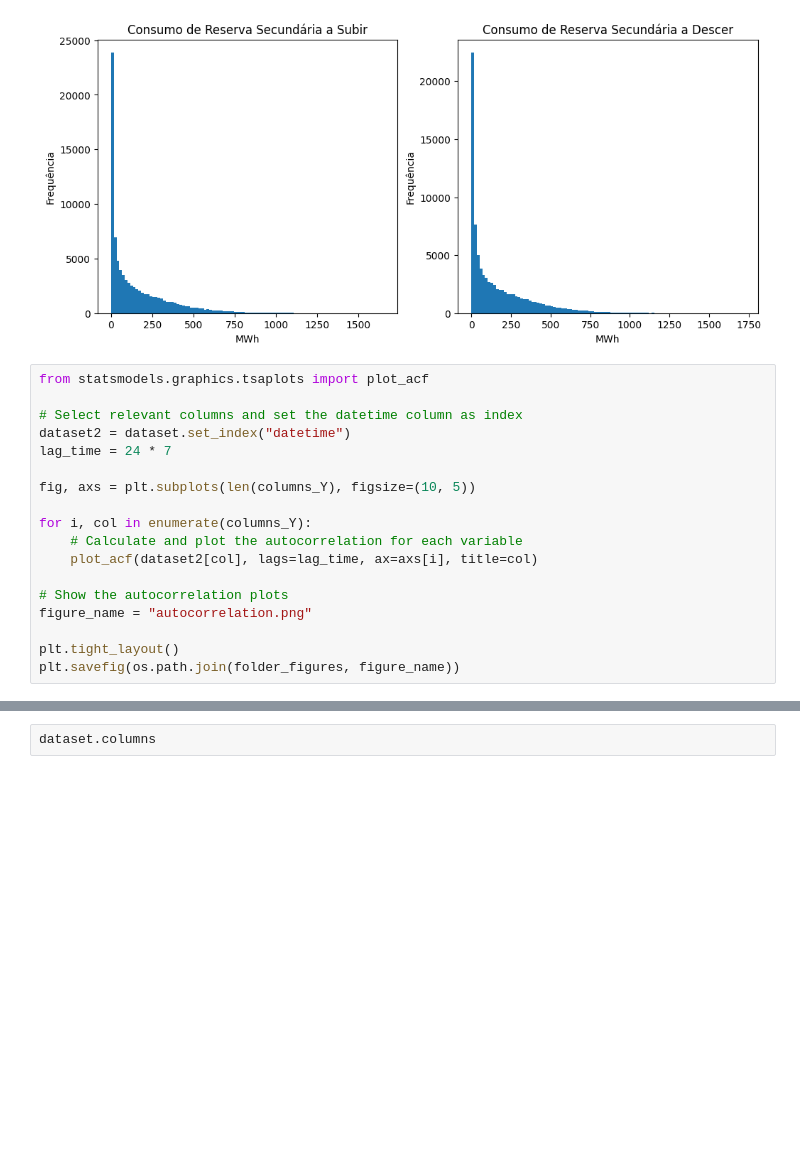
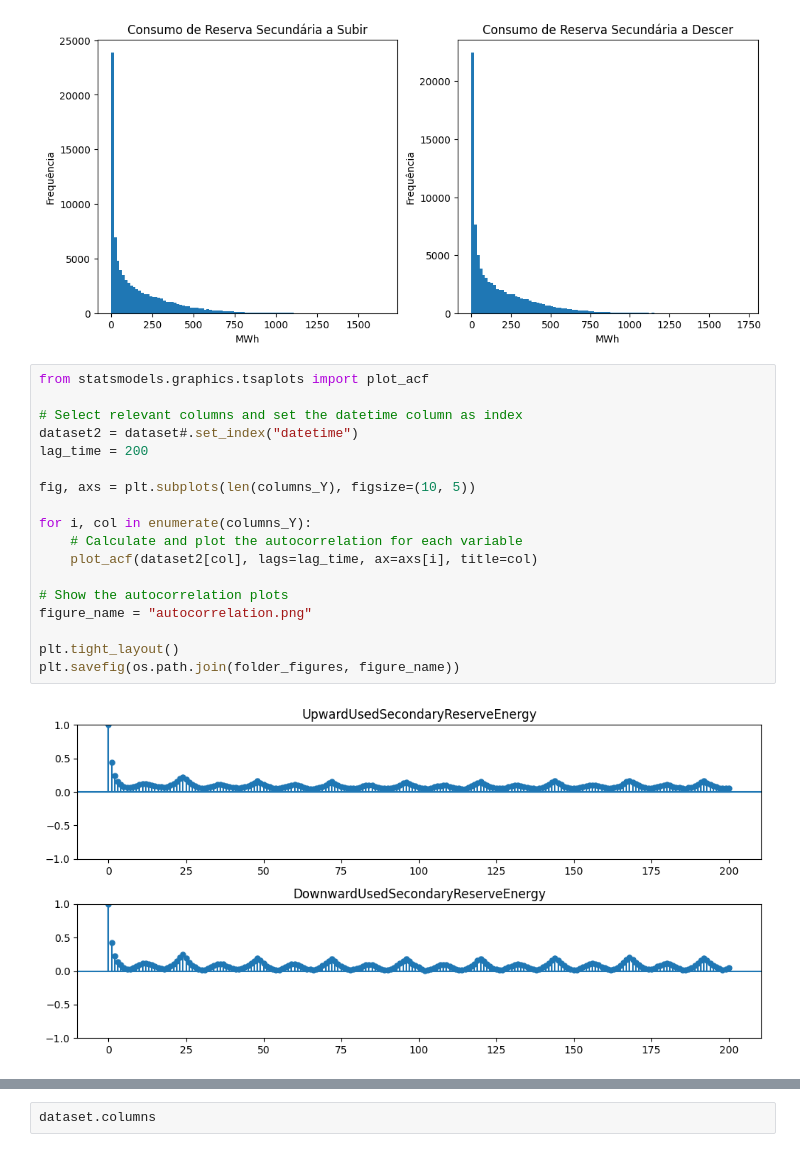
Before and after one commit to JotaFan/renewable-generation-into-reserve-markets, a Jupyter notebook: notebooks/Analise Dados Crus.ipynb, the cells around one changed output, grey strips where cells are left out. Cells and saved outputs as stored; diff of their text form; blank space fills up the shorter version.

```diff
--- a/notebooks/Analise Dados Crus.ipynb
+++ b/notebooks/Analise Dados Crus.ipynb
@@ -151,18 +151,20 @@ plt.savefig(os.path.join(folder_figures, figure_name))
 # %%
 from statsmodels.graphics.tsaplots import plot_acf
 
 # Select relevant columns and set the datetime column as index
-dataset2 = dataset.set_index("datetime")
-lag_time = 24 * 7
+dataset2 = dataset#.set_index("datetime")
+lag_time = 200
 
 fig, axs = plt.subplots(len(columns_Y), figsize=(10, 5))
 
 for i, col in enumerate(columns_Y):
     # Calculate and plot the autocorrelation for each variable
     plot_acf(dataset2[col], lags=lag_time, ax=axs[i], title=col)
 
 # Show the autocorrelation plots
 figure_name = "autocorrelation.png"
 
 plt.tight_layout()
 plt.savefig(os.path.join(folder_figures, figure_name))
+# %% [output]
+[figure, added]
```
Also changed, not shown: parts of 3 cells of this notebook, 12 other files.
